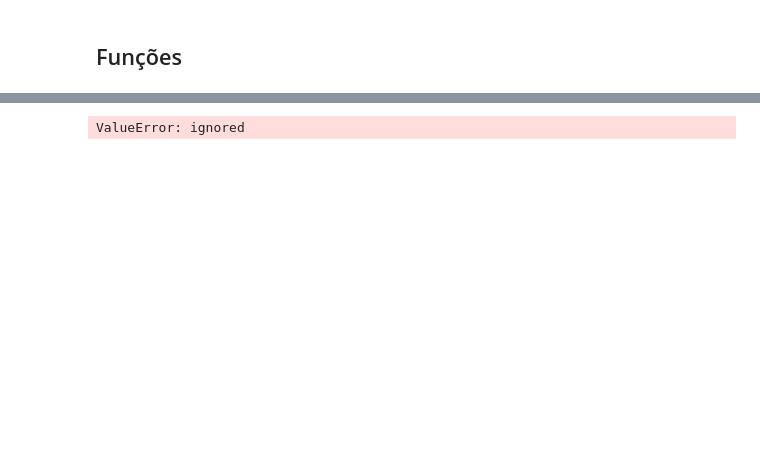
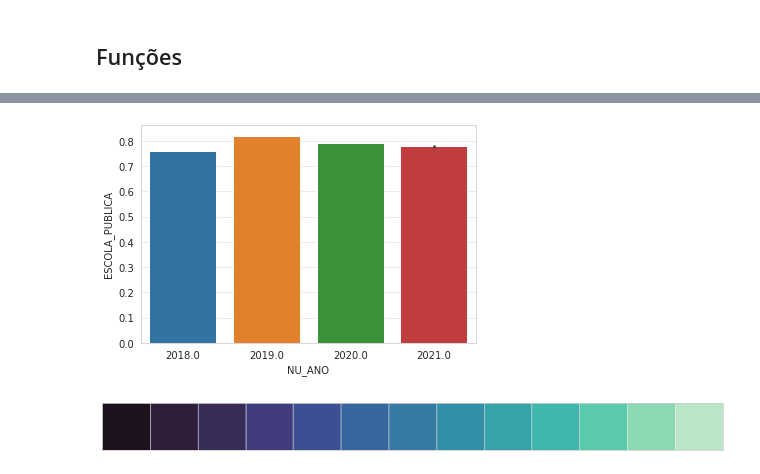
Before and after one commit to JV-Nunes/Relatorio-Conectividade, a Jupyter notebook: Analise/Models/QuantileReg.ipynb, the cells around one changed output, grey strips where cells are left out. Cells and saved outputs as stored; diff of their text form; code cells hidden in the pictures; blank space fills up the shorter version.

```diff
--- a/Analise/Models/QuantileReg.ipynb
+++ b/Analise/Models/QuantileReg.ipynb
@@ -29,6 +50,8 @@ def pipeline(data):
     data.IND_CASA = data.IND_CASA.apply(lambda x: np.round(x, 2))
     data['SOLTEIRO'] = np.where(data['TP_ESTADO_CIVIL'].isin([0,1]), 1, 0)
 
+    data['treated'] = np.where(data['SG_UF_ESC'].isin(['MA', 'CE', 'PA', 'PI']), 1, 0)
+
     le = LabelEncoder()
     for col in ['Q001', 'Q002', 'Q006', 'Q022', 'Q024']:
         arr = data[col].values
@@ -39,8 +62,16 @@ def pipeline(data):
     data.Q001 = data.Q001.replace(8,0)
     data.Q002 = data.Q002.replace(8,0)
 
+    data['Q025'] = np.where((data['Q024']!=0) & (data['Q022']!=0) & (data['Q025']!=0), 1, data['Q025'])
+    imp = data['Q005'].mean()
+    data['Q005'] = np.where(data['Q005'].isna(), imp, data['Q005'])
+
     data.dropna(subset=['NT_MEDIA'], inplace=True)
 
+    # Selecionando apenas escolas públicas e privadas
+    data = data[data['TP_ESCOLA']!=1]
+    data['ESCOLA_PUBLICA'] = np.where(data['TP_ESCOLA']==2,1,0)
+
     return data
 # %%
 def return_nan(df):
@@ -71,2 +102,4 @@ def create_model(df, cols):
 # %%
 data = pd.read_parquet('../../Resultados/Agg/ENEM/aux/dados_para_modelagem.parquet')
+# %%
+data = pd.read_parquet('../../Resultados/Agg/ENEM/aux/dados_para_matching_individual-20-21.parquet')
@@ -75,4 +118,4 @@ data = pipeline(data)
 # %%
 na_cols = return_nan(data)
-data.dropna(subset=['CO_MUNICIPIO_ESC'], inplace=True)
+#data.dropna(subset=['CO_MUNICIPIO_ESC'], inplace=True)
 # %% [output]
@@ -197,6 +311,0 @@ ValueError: ignored
-# %%
-quantiles = np.arange(0.05, 0.96, 0.1)
-
-models = {x: fit_model(mod, x) for x in quantiles}
-# %% [output]
-ValueError: ignored
@@ -222,0 +312,4 @@ meta.to_csv('/content/drive/MyDrive/Gabinete/Relatório/Results/metaQReg19-Publ
+# %%
+sns.barplot(data=data, x='NU_ANO', y='ESCOLA_PUBLICA');
+# %% [output]
+[figure, added]
@@ -222,0 +318,6 @@ meta.to_csv('/content/drive/MyDrive/Gabinete/Relatório/Results/metaQReg19-Publ
+# %%
+
+sns.set_palette('mako', n_colors=13)
+sns.palplot(sns.color_palette(n_colors=13))
+# %% [output]
+[figure, added]
```
Also changed, not shown: parts of 43 cells of this notebook, 21 other files.
